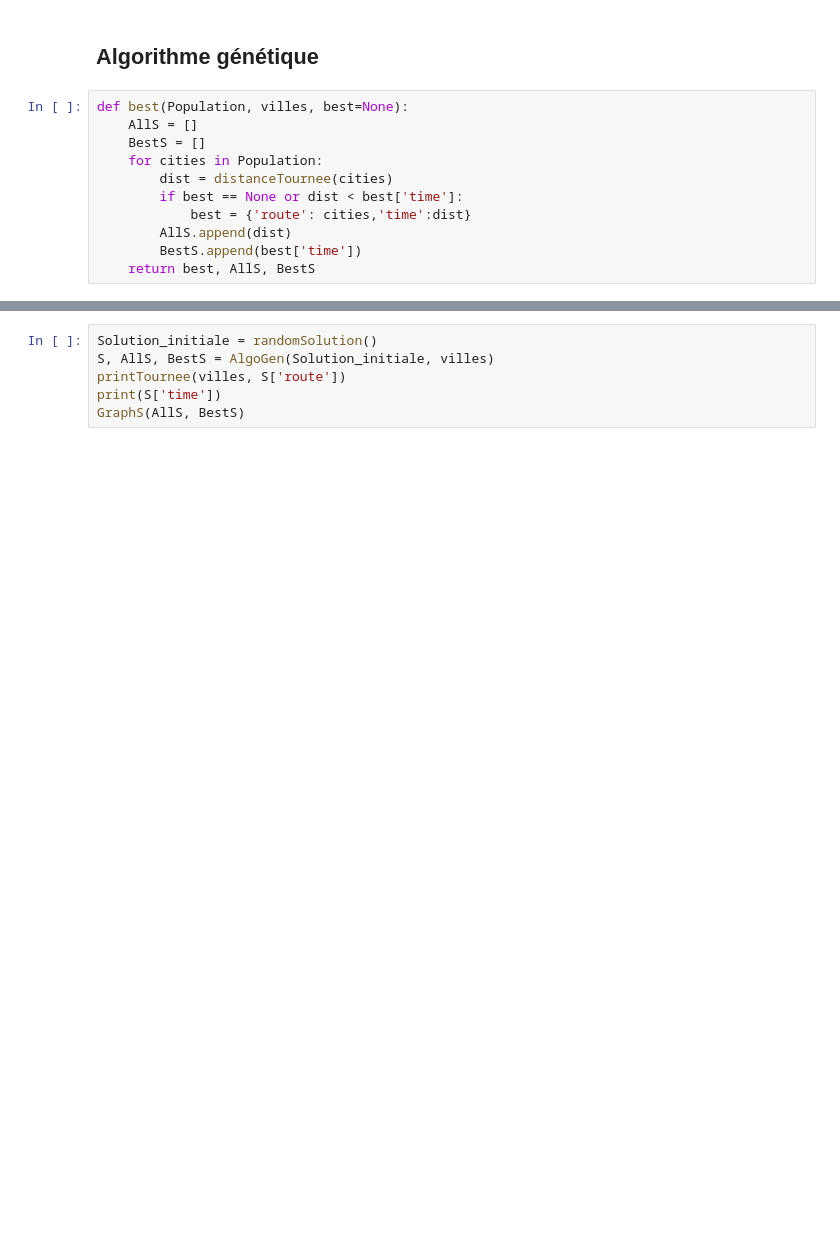
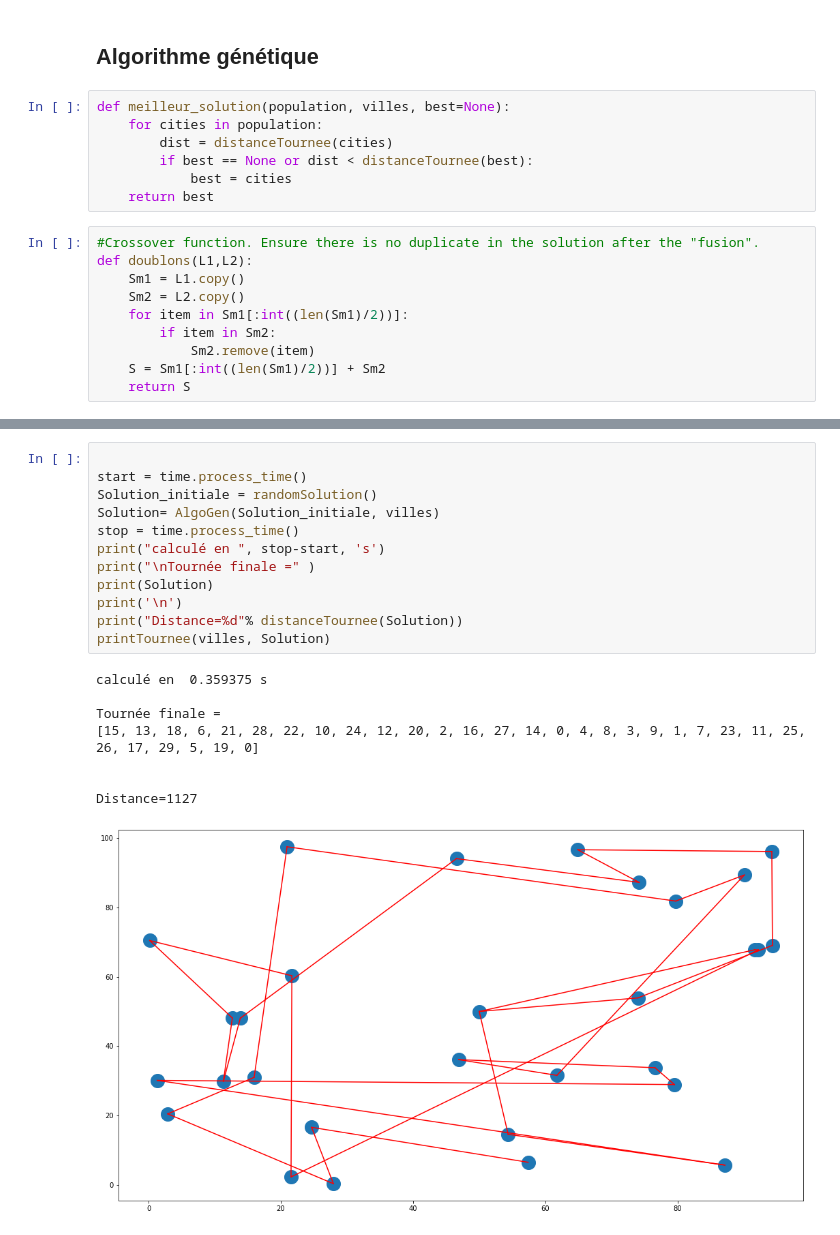
Before and after one commit to OscarPALISSOT/Routing_vehicule_problem_Python, a Jupyter notebook: Livrable2-FR.ipynb, the cells around one changed output, grey strips where cells are left out. Saved outputs shown, nothing was run; the diff lists cells and outputs as text; blank space fills up the shorter version.

```diff
--- a/Livrable2-FR.ipynb
+++ b/Livrable2-FR.ipynb
@@ -558,14 +498,20 @@ Coût=1364
 # %% [markdown]
 ## Algorithme génétique
 # %%
-def best(Population, villes, best=None):
-    AllS = []
-    BestS = []
-    for cities in Population:
+def meilleur_solution(population, villes, best=None):
+    for cities in population:
         dist = distanceTournee(cities)
-        if best == None or dist < best['time']:
-            best = {'route': cities,'time':dist}
-        AllS.append(dist)
-        BestS.append(best['time'])
-    return best, AllS, BestS
+        if best == None or dist < distanceTournee(best):
+            best = cities
+    return best
+# %%
+#Crossover function. Ensure there is no duplicate in the solution after the "fusion".
+def doublons(L1,L2):
+    Sm1 = L1.copy()
+    Sm2 = L2.copy()
+    for item in Sm1[:int((len(Sm1)/2))]:
+        if item in Sm2:
+            Sm2.remove(item)
+    S = Sm1[:int((len(Sm1)/2))] + Sm2
+    return S
 # %%
@@ -630,6 +548,21 @@ def GraphS(AllS, BestS):
 # %%
+
+start = time.process_time()
 Solution_initiale = randomSolution()
-S, AllS, BestS = AlgoGen(Solution_initiale, villes)
-printTournee(villes, S['route'])
-print(S['time'])
-GraphS(AllS, BestS)
+Solution= AlgoGen(Solution_initiale, villes)
+stop = time.process_time()
+print("calculé en ", stop-start, 's')
+print("\nTournée finale =" )
+print(Solution)
+print('\n')
+print("Distance=%d"% distanceTournee(Solution))
+printTournee(villes, Solution)
+# %% [output]
+calculé en  0.359375 s
+
+Tournée finale =
+[15, 13, 18, 6, 21, 28, 22, 10, 24, 12, 20, 2, 16, 27, 14, 0, 4, 8, 3, 9, 1, 7, 23, 11, 25, 26, 17, 29, 5, 19, 0]
+
+
+Distance=1127
+[figure, added]
```
Also changed, not shown: parts of 4 cells of this notebook.
